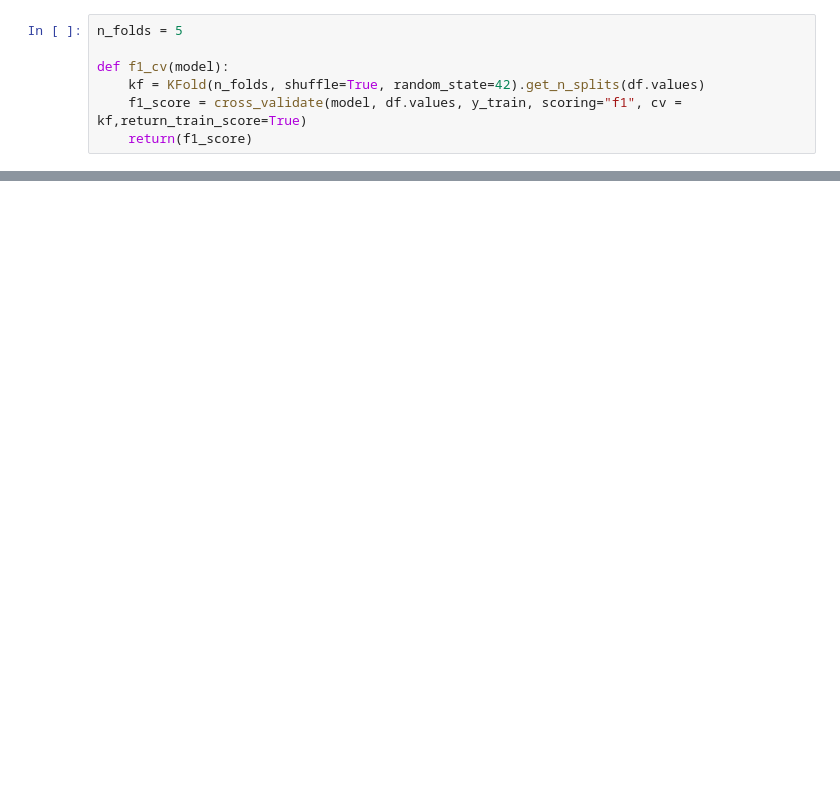
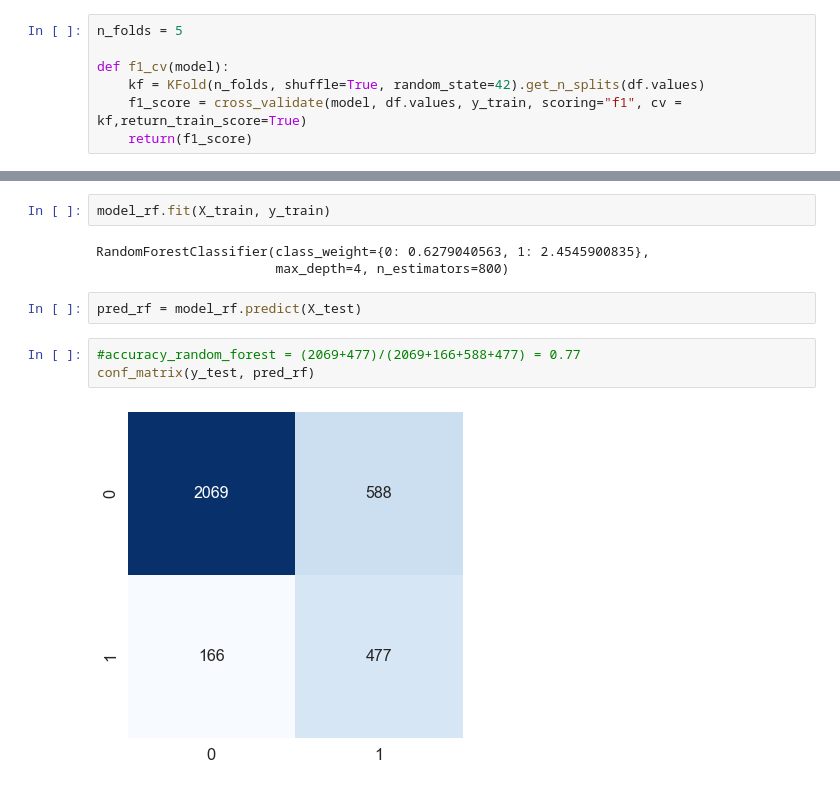
Before and after one commit to anikdutta10/speech_analytics, a Jupyter notebook: churn_file.ipynb, the cells around one changed output, grey strips where cells are left out. Saved outputs shown, nothing was run; the diff lists cells and outputs as text; blank space fills up the shorter version.

```diff
--- a/churn_file.ipynb
+++ b/churn_file.ipynb
@@ -167,0 +219,12 @@ score
+# %%
+model_rf.fit(X_train, y_train)
+# %% [output]
+RandomForestClassifier(class_weight={0: 0.6279040563, 1: 2.4545900835},
+                       max_depth=4, n_estimators=800)
+# %%
+pred_rf = model_rf.predict(X_test)
+# %%
+#accuracy_random_forest = (2069+477)/(2069+166+588+477) = 0.77
+conf_matrix(y_test, pred_rf)
+# %% [output]
+[figure, added]
```
Also changed, not shown: parts of 21 cells of this notebook.
